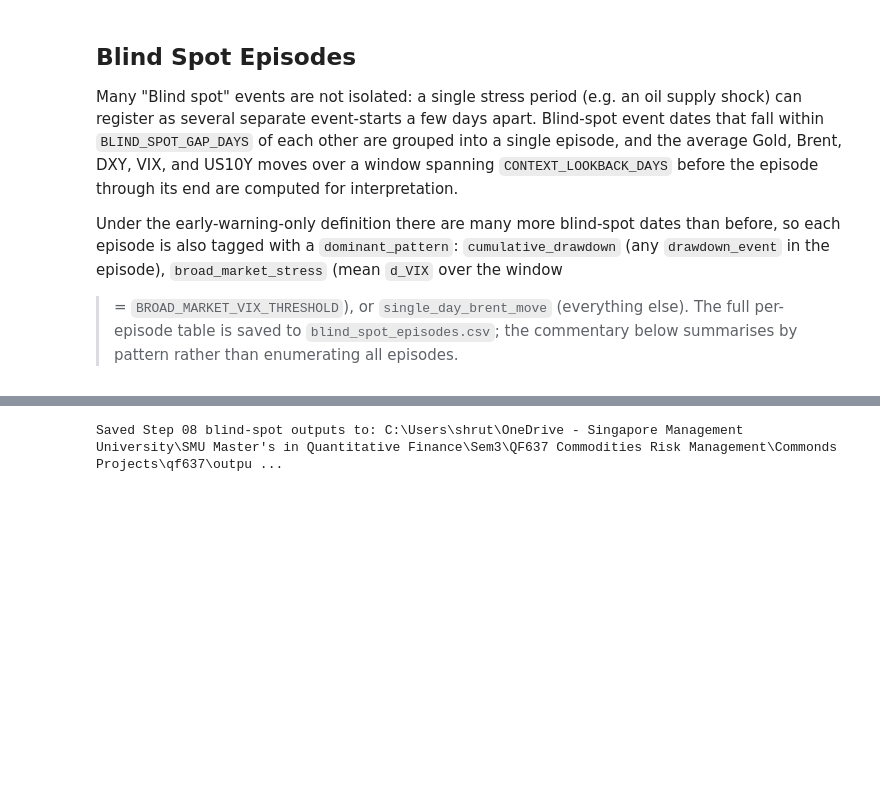
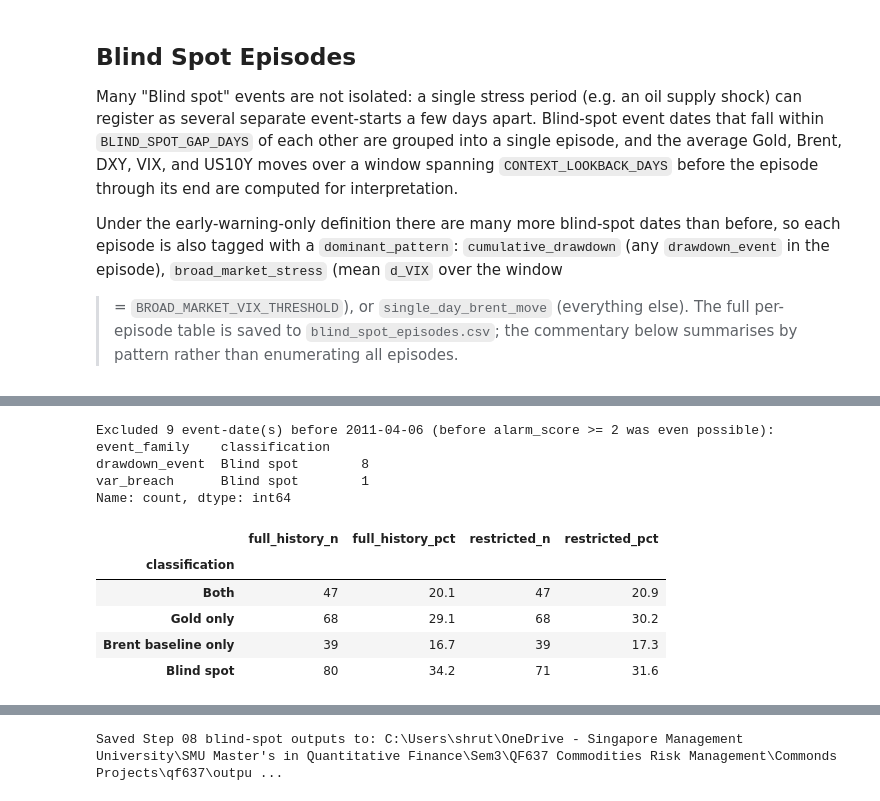
Before and after one commit to sohweihan/qf637, a Jupyter notebook: 08_BlindSpotAnalysis.ipynb, the cells around one changed output, grey strips where cells are left out. Saved outputs shown, nothing was run; the diff lists cells and outputs as text; code cells hidden in the pictures; blank space fills up the shorter version.

```diff
--- a/08_BlindSpotAnalysis.ipynb
+++ b/08_BlindSpotAnalysis.ipynb
@@ -323,0 +351,36 @@ correlations were behaving "normally" even as Brent sold off sharply.
+# %%
+GOLD_ALARM_LIVE_START = pd.Timestamp("2011-04-06")
+
+excluded = merged.loc[merged["event_date"] < GOLD_ALARM_LIVE_START]
+restricted = merged.loc[merged["event_date"] >= GOLD_ALARM_LIVE_START].copy()
+
+print(
+    f"Excluded {len(excluded)} event-date(s) before {GOLD_ALARM_LIVE_START.date()} "
+    f"(before alarm_score >= 2 was even possible):"
+)
+print(excluded.groupby("event_family")["classification"].value_counts())
+print()
+
+full_counts = merged["classification"].value_counts()
+restricted_counts = restricted["classification"].value_counts()
+
+overall_comparison = pd.DataFrame({
+    "full_history_n": full_counts,
+    "full_history_pct": (full_counts / len(merged) * 100).round(1),
+    "restricted_n": restricted_counts,
+    "restricted_pct": (restricted_counts / len(restricted) * 100).round(1),
+}).reindex(["Both", "Gold only", "Brent baseline only", "Blind spot"])
+
+overall_comparison
+# %% [output]
+Excluded 9 event-date(s) before 2011-04-06 (before alarm_score >= 2 was even possible):
+event_family    classification
+drawdown_event  Blind spot        8
+var_breach      Blind spot        1
+Name: count, dtype: int64
+|  | full_history_n | full_history_pct | restricted_n | restricted_pct |
+| classification |  |  |  |  |
+| Both | 47 | 20.1 | 47 | 20.9 |
+| Gold only | 68 | 29.1 | 68 | 30.2 |
+| Brent baseline only | 39 | 16.7 | 39 | 17.3 |
+| Blind spot | 80 | 34.2 | 71 | 31.6 |
```
Also changed, not shown: parts of 13 cells of this notebook.
